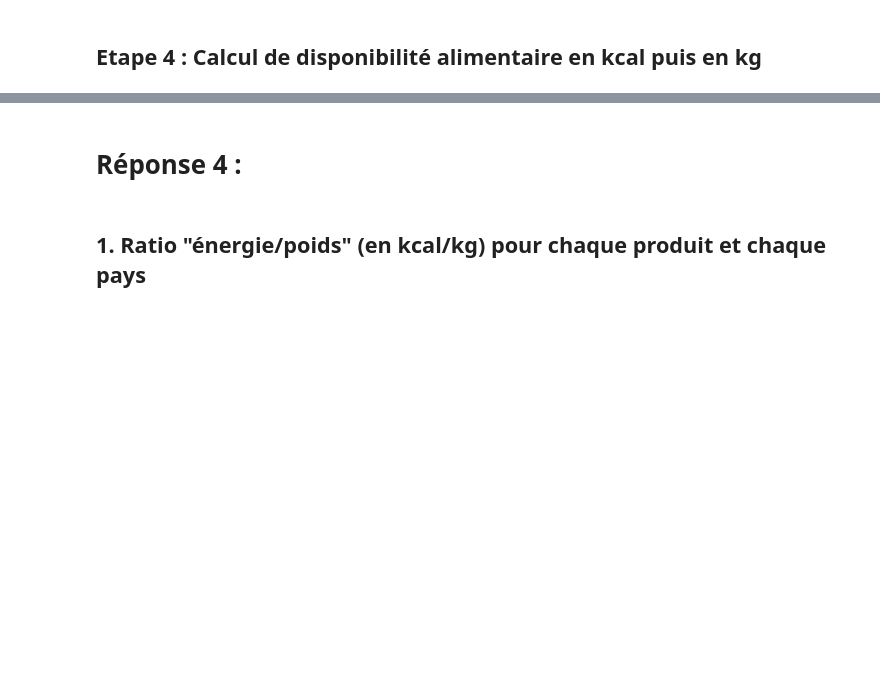
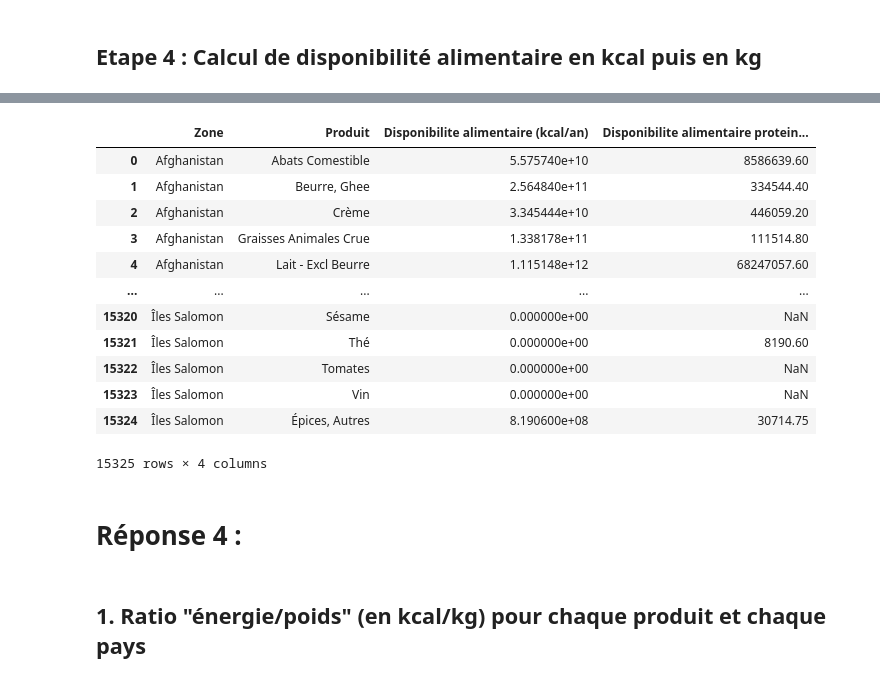
Before and after one commit to boublenza/Formation_OC, a Jupyter notebook: Projet3.ipynb, the cells around one changed output, grey strips where cells are left out. Cells and saved outputs as stored; diff of their text form; code cells hidden in the pictures; blank space fills up the shorter version.

```diff
--- a/Projet3.ipynb
+++ b/Projet3.ipynb
@@ -288,7 +192,7 @@ df_Alimentation1.shape =         (15702, 19)
 # %% [markdown]
 ## Etape3 : Jointure à gauche entre df_Alimentation1, df_population1
 # %%
-df_alimentation_population = df_Alimentation1.merge( df_population1, on='Code zone', how="left", suffixes=('_produit','_population'))
+df_prinicpale = df_Alimentation1.merge( df_population1, on='Code zone', how="left", suffixes=('_produit','_population'))
 print("df_Alimentation1.shape =\t",df_Alimentation1.shape,'\ndf_population1.shape =\t',df_population1.shape,
-      '\ndf_alimentation_population.shape =',df_alimentation_population.shape)
+      '\ndf_alimentation_population.shape =',df_prinicpale.shape)
 # %% [output]
@@ -307,0 +202,3 @@ df_alimentation_population.head(5)
+# %%
+df_prinicpale.rename(columns={'Valeur' : 'Population'}, inplace=True)
+df_prinicpale.head(3)
@@ -358,0 +218,3 @@ df_disponibilité_alimentaire_kg_proteine
+# %%
+## df_prinicpale['Nb_Kcal'] = \
+df_prinicpale['Disponibilite alimentaire (kcal/an)'] = df_prinicpale['Disponibilité alimentaire (Kcal/personne/jour)'] * 365 * df_prinicpale['Population'] * 1000
@@ -359,3 +227,22 @@ df_disponibilité_alimentaire_kg_proteine
+# %%
+# df_prinicpale['Nb_Kg_proteine'] = \
+df_prinicpale['Disponibilite alimentaire proteine (kg/an)'] = df_prinicpale['Disponibilité de protéines en quantité (g/personne/jour)'] * 365 * df_prinicpale['Population']
+# %%
+df_prinicpale[['Zone','Produit','Disponibilite alimentaire (kcal/an)','Disponibilite alimentaire proteine (kg/an)']]
+# %% [output]
+|  | Zone | Produit | Disponibilite alimentaire (kcal/an) | Disponibilite alimentaire protein... |
+| 0 | Afghanistan | Abats Comestible | 5.575740e+10 | 8586639.60 |
+| 1 | Afghanistan | Beurre, Ghee | 2.564840e+11 | 334544.40 |
+| 2 | Afghanistan | Crème | 3.345444e+10 | 446059.20 |
+| 3 | Afghanistan | Graisses Animales Crue | 1.338178e+11 | 111514.80 |
+| 4 | Afghanistan | Lait - Excl Beurre | 1.115148e+12 | 68247057.60 |
+| ... | ... | ... | ... | ... |
+| 15320 | Îles Salomon | Sésame | 0.000000e+00 | NaN |
+| 15321 | Îles Salomon | Thé | 0.000000e+00 | 8190.60 |
+| 15322 | Îles Salomon | Tomates | 0.000000e+00 | NaN |
+| 15323 | Îles Salomon | Vin | 0.000000e+00 | NaN |
+| 15324 | Îles Salomon | Épices, Autres | 8.190600e+08 | 30714.75 |
+15325 rows × 4 columns
 # %% [markdown]
 # Réponse 4 :
 # %% [markdown]
```
Also changed, not shown: parts of 156 cells of this notebook.
